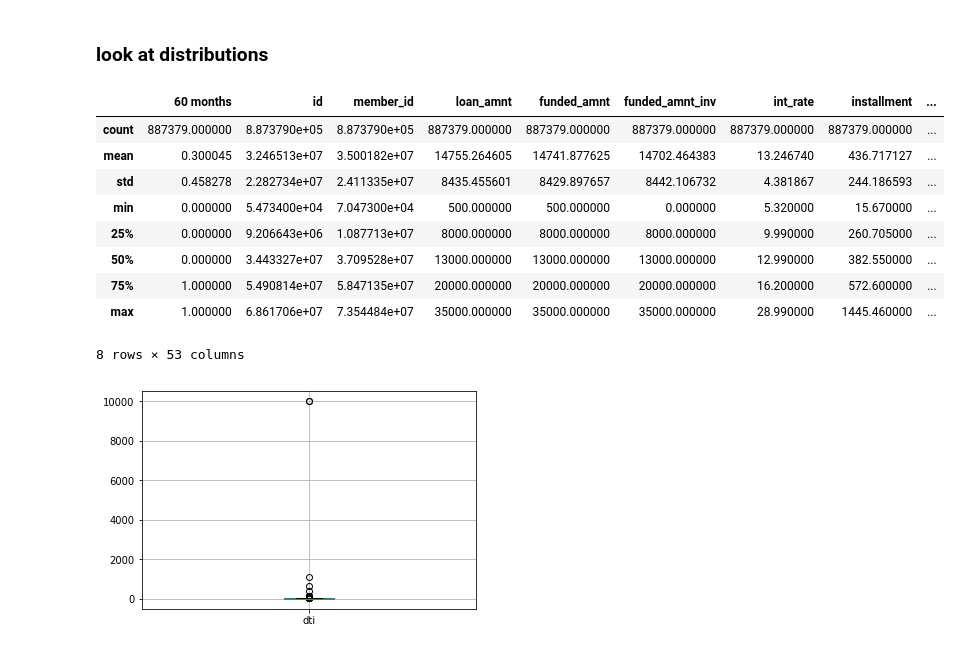
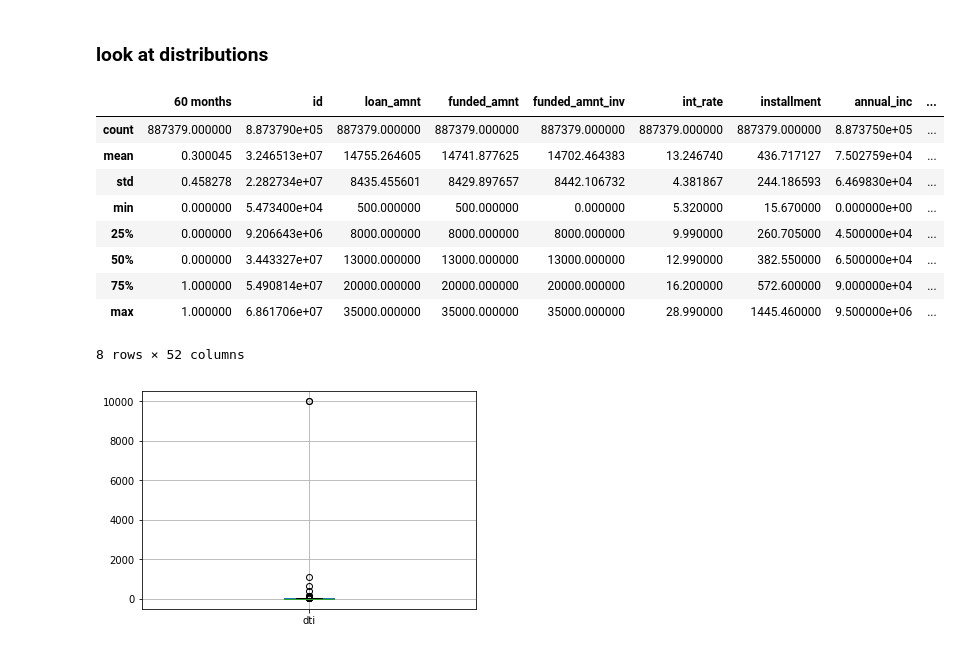
Before and after one commit to blowenstein93/DataStudy, a Jupyter notebook: Lending Club Exploration.ipynb, the cells around one changed output. Saved outputs shown, nothing was run; the diff lists cells and outputs as text; code cells hidden in the pictures.

```diff
--- a/Lending Club Exploration.ipynb
+++ b/Lending Club Exploration.ipynb
@@ -116,19 +120,19 @@ interest rate and grade highly correlated (as seen above in box/whisker)
 # %%
 ### everything is skewed right, except grade which is perfectly balanced
 ### DTI seems to have an outlier, or is 9999 a null placeholder ?
 normalized = typedDf.copy(deep = True)
-normalized.describe()
+normalized.drop(columns = ["member_id"]).describe()
 # %% [output]
-|  | 60 months | id | member_id | loan_amnt | funded_amnt | funded_amnt_inv | int_rate | installment | ... |
-| count | 887379.000000 | 8.873790e+05 | 8.873790e+05 | 887379.000000 | 887379.000000 | 887379.000000 | 887379.000000 | 887379.000000 | ... |
-| mean | 0.300045 | 3.246513e+07 | 3.500182e+07 | 14755.264605 | 14741.877625 | 14702.464383 | 13.246740 | 436.717127 | ... |
-| std | 0.458278 | 2.282734e+07 | 2.411335e+07 | 8435.455601 | 8429.897657 | 8442.106732 | 4.381867 | 244.186593 | ... |
-| min | 0.000000 | 5.473400e+04 | 7.047300e+04 | 500.000000 | 500.000000 | 0.000000 | 5.320000 | 15.670000 | ... |
-| 25% | 0.000000 | 9.206643e+06 | 1.087713e+07 | 8000.000000 | 8000.000000 | 8000.000000 | 9.990000 | 260.705000 | ... |
-| 50% | 0.000000 | 3.443327e+07 | 3.709528e+07 | 13000.000000 | 13000.000000 | 13000.000000 | 12.990000 | 382.550000 | ... |
-| 75% | 1.000000 | 5.490814e+07 | 5.847135e+07 | 20000.000000 | 20000.000000 | 20000.000000 | 16.200000 | 572.600000 | ... |
-| max | 1.000000 | 6.861706e+07 | 7.354484e+07 | 35000.000000 | 35000.000000 | 35000.000000 | 28.990000 | 1445.460000 | ... |
+|  | 60 months | id | loan_amnt | funded_amnt | funded_amnt_inv | int_rate | installment | annual_inc | ... |
+| count | 887379.000000 | 8.873790e+05 | 887379.000000 | 887379.000000 | 887379.000000 | 887379.000000 | 887379.000000 | 8.873750e+05 | ... |
+| mean | 0.300045 | 3.246513e+07 | 14755.264605 | 14741.877625 | 14702.464383 | 13.246740 | 436.717127 | 7.502759e+04 | ... |
+| std | 0.458278 | 2.282734e+07 | 8435.455601 | 8429.897657 | 8442.106732 | 4.381867 | 244.186593 | 6.469830e+04 | ... |
+| min | 0.000000 | 5.473400e+04 | 500.000000 | 500.000000 | 0.000000 | 5.320000 | 15.670000 | 0.000000e+00 | ... |
+| 25% | 0.000000 | 9.206643e+06 | 8000.000000 | 8000.000000 | 8000.000000 | 9.990000 | 260.705000 | 4.500000e+04 | ... |
+| 50% | 0.000000 | 3.443327e+07 | 13000.000000 | 13000.000000 | 13000.000000 | 12.990000 | 382.550000 | 6.500000e+04 | ... |
+| 75% | 1.000000 | 5.490814e+07 | 20000.000000 | 20000.000000 | 20000.000000 | 16.200000 | 572.600000 | 9.000000e+04 | ... |
+| max | 1.000000 | 6.861706e+07 | 35000.000000 | 35000.000000 | 35000.000000 | 28.990000 | 1445.460000 | 9.500000e+06 | ... |
-8 rows × 53 columns
+8 rows × 52 columns
 # %%
 #looks like dti= 9999 is a null placeholder because there are few values between ~ 1000 and that 9999 value
 dti = typedDf[["dti"]]
```
Also changed, not shown: parts of 6 cells of this notebook, 3 other files.
